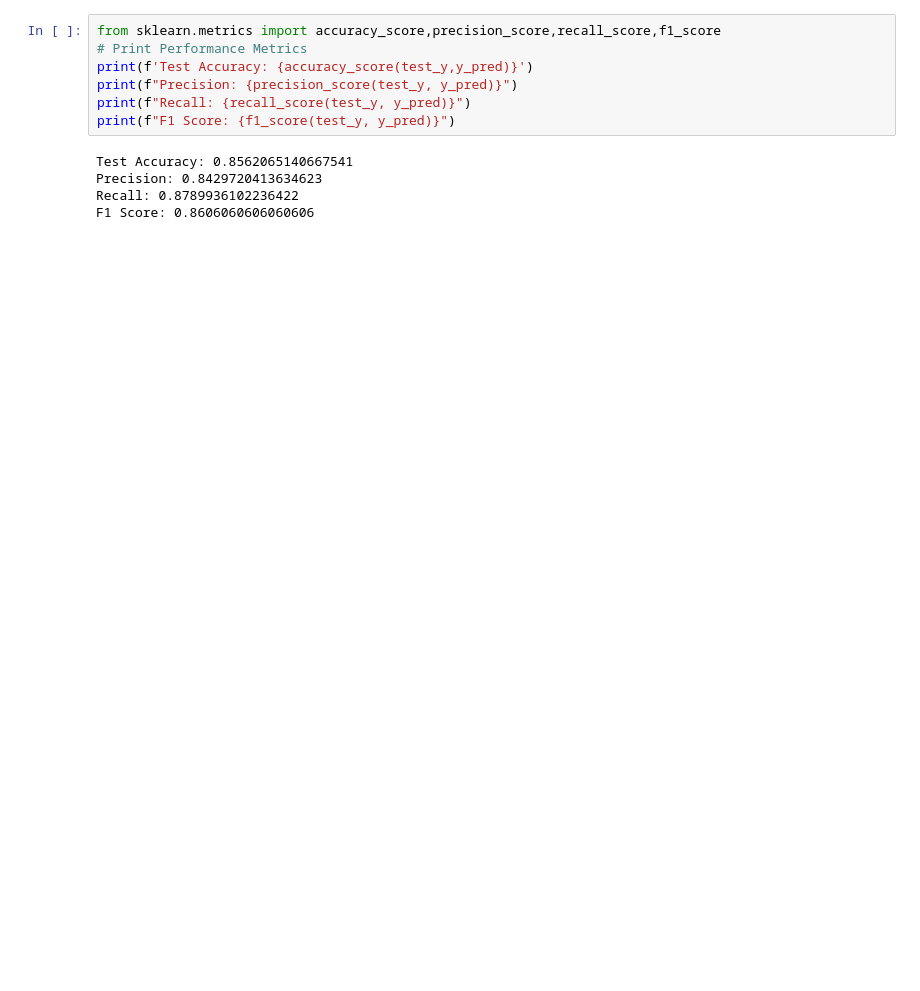
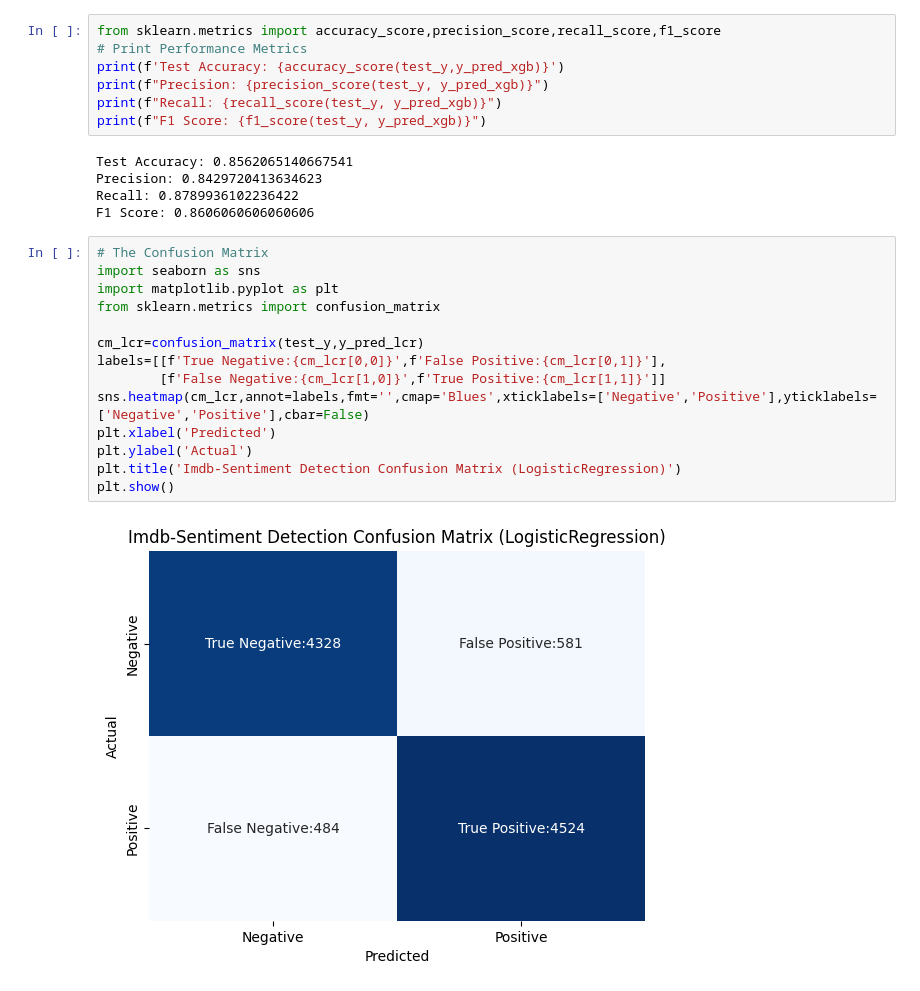
Before and after one commit to srijonresearch-code/Imdb-Sentiment-Classifier, a Jupyter notebook: Evaluating Model/Evaluating Model.ipynb, the cells around one changed output. Saved outputs shown, nothing was run; the diff lists cells and outputs as text; blank space fills up the shorter version.

```diff
--- a/Evaluating Model/Evaluating Model.ipynb
+++ b/Evaluating Model/Evaluating Model.ipynb
@@ -25,12 +27,28 @@ plt.show()
 # %%
 from sklearn.metrics import accuracy_score,precision_score,recall_score,f1_score
 # Print Performance Metrics
-print(f'Test Accuracy: {accuracy_score(test_y,y_pred)}')
-print(f"Precision: {precision_score(test_y, y_pred)}")
-print(f"Recall: {recall_score(test_y, y_pred)}")
-print(f"F1 Score: {f1_score(test_y, y_pred)}")
+print(f'Test Accuracy: {accuracy_score(test_y,y_pred_xgb)}')
+print(f"Precision: {precision_score(test_y, y_pred_xgb)}")
+print(f"Recall: {recall_score(test_y, y_pred_xgb)}")
+print(f"F1 Score: {f1_score(test_y, y_pred_xgb)}")
 # %% [output]
 Test Accuracy: 0.8562065140667541
 Precision: 0.8429720413634623
 Recall: 0.8789936102236422
 F1 Score: 0.8606060606060606
+# %%
+# The Confusion Matrix
+import seaborn as sns
+import matplotlib.pyplot as plt
+from sklearn.metrics import confusion_matrix
+
+cm_lcr=confusion_matrix(test_y,y_pred_lcr)
+labels=[[f'True Negative:{cm_lcr[0,0]}',f'False Positive:{cm_lcr[0,1]}'],
+        [f'False Negative:{cm_lcr[1,0]}',f'True Positive:{cm_lcr[1,1]}']]
+sns.heatmap(cm_lcr,annot=labels,fmt='',cmap='Blues',xticklabels=['Negative','Positive'],yticklabels=['Negative','Positive'],cbar=False)
+plt.xlabel('Predicted')
+plt.ylabel('Actual')
+plt.title('Imdb-Sentiment Detection Confusion Matrix (LogisticRegression)')
+plt.show()
+# %% [output]
+[figure, added]
```
Also changed, not shown: parts of 3 cells of this notebook, 5 other files.
